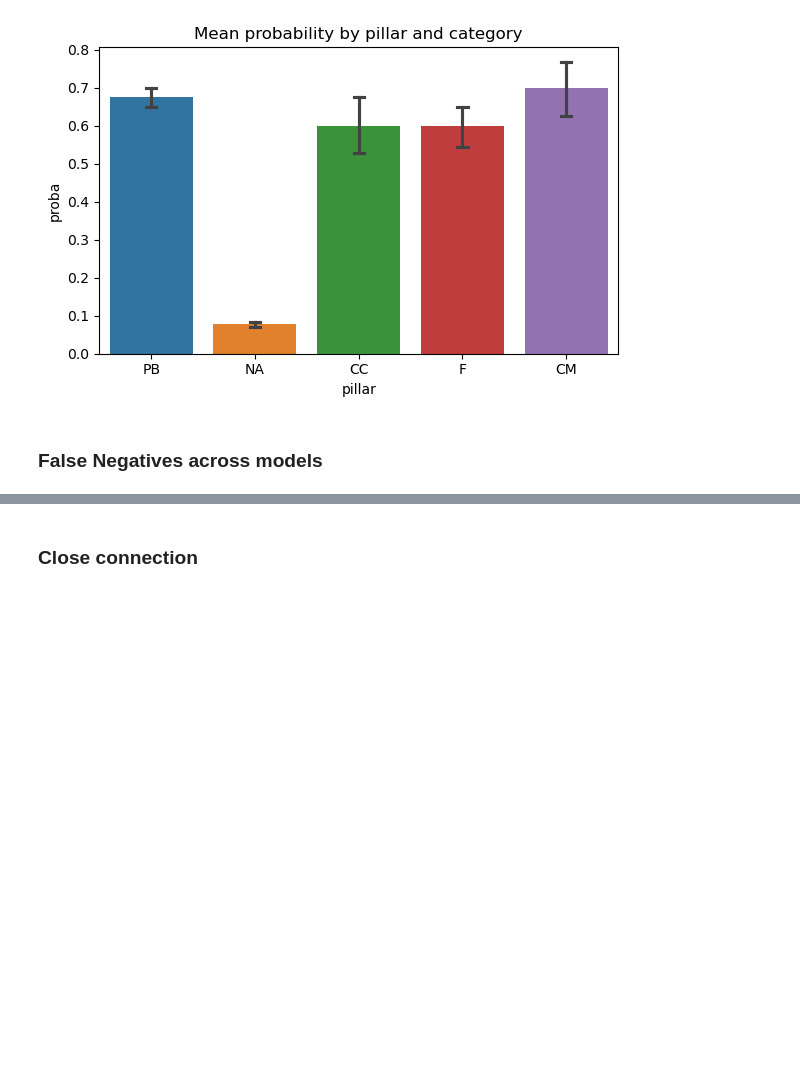
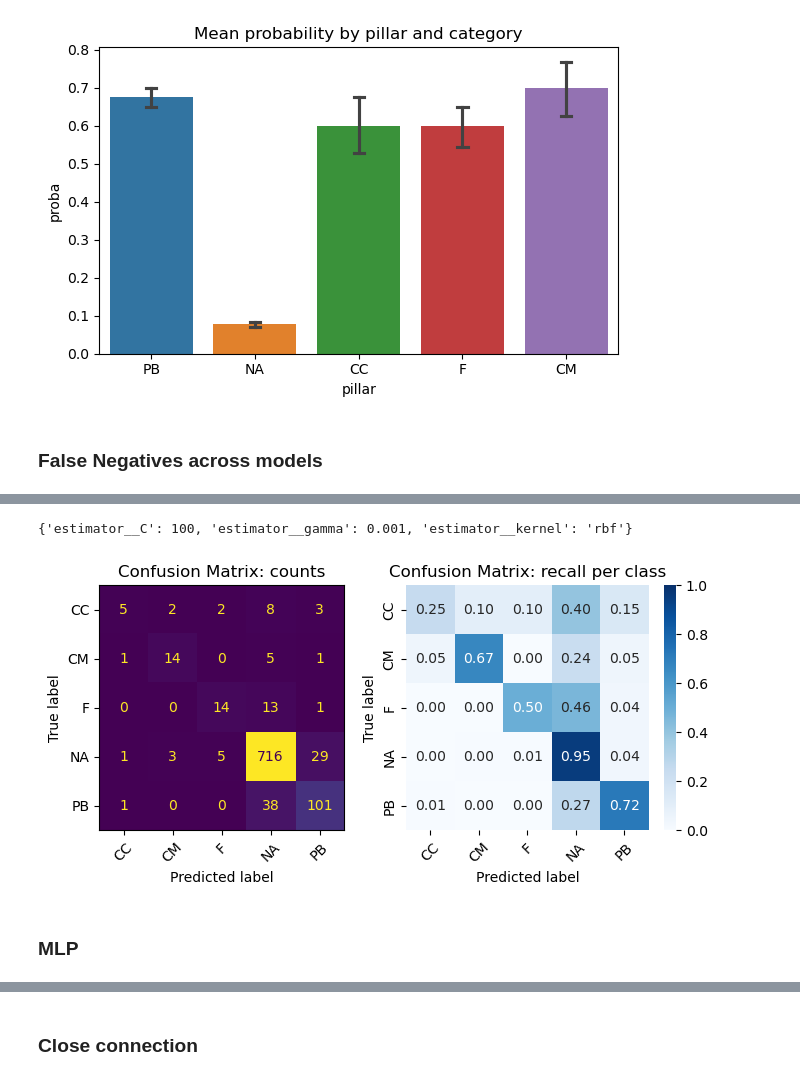
Before and after one commit to violah-fellow/SHEEP, a Jupyter notebook: Publications/ML/Optimisation_Stage1_specter.ipynb, the cells around one changed output, grey strips where cells are left out. Saved outputs shown, nothing was run; the diff lists cells and outputs as text; code cells hidden in the pictures; blank space fills up the shorter version.

```diff
--- a/Publications/ML/Optimisation_Stage1_specter.ipynb
+++ b/Publications/ML/Optimisation_Stage1_specter.ipynb
@@ -1397,0 +1556,20 @@ fn.to_csv('SPECTER_FalseNegatives.csv')
+# %%
+# Test hyperparameters of Support Vector Classification model
+param_grid = {
+    'estimator__C':     [1, 10, 100, 1000],
+    'estimator__gamma': [0.001, 0.01],
+    'estimator__kernel': ['linear', 'rbf']
+}
+
+# CalibratedClasssifierCV wrapper to get calibrated probabilities
+calibrated_svc = CalibratedClassifierCV(
+    SVC(class_weight='balanced'),
+    cv=cv,
+    ensemble=False
+)
+
+grid = GridSearchCV(calibrated_svc, param_grid, cv=cv, scoring=scoring_pillar, refit='f1', n_jobs=-1)
+grid.fit(X_train, y_train_pillar)
+print(grid.best_params_)
+# %% [output]
+{'estimator__C': 100, 'estimator__gamma': 0.001, 'estimator__kernel': 'rbf'}
@@ -1397,0 +1583,8 @@ fn.to_csv('SPECTER_FalseNegatives.csv')
+# %%
+# SVC
+svc_pillar = CalibratedClassifierCV(
+    SVC(max_iter=1000,
+        class_weight='balanced',
+        C=100, kernel='rbf',
+        gamma=0.001,
+        random_state=42))
@@ -1397,0 +1595,3 @@ fn.to_csv('SPECTER_FalseNegatives.csv')
+# %%
+# Fit model
+svc_pillar = svc_pillar.fit(X_train, y_train_pillar)
@@ -1397,0 +1603,40 @@ fn.to_csv('SPECTER_FalseNegatives.csv')
+# %%
+# Get test data predictions
+svc_pillar_test_pred = svc_pillar.predict(X_test)
+svc_pillar_test_proba = svc_pillar.predict_proba(X_test)[:, 1]
+# %%
+# Plot confusion matrix
+fig, axes = plt.subplots(1, 2, figsize=(7, 3.5), gridspec_kw={'width_ratios': [1, 1.2]})
+
+# Plot 1: Raw counts confusion matrix
+ConfusionMatrixDisplay.from_predictions(
+    y_test_pillar, svc_pillar_test_pred,
+    display_labels=svc_pillar.classes_,
+    ax=axes[0],
+    colorbar=False,
+    xticks_rotation=45
+)
+axes[0].set_title('Confusion Matrix: counts')
+
+# Plot 2: Normalised confusion matrix
+cm_norm = confusion_matrix(y_test_pillar, svc_pillar_test_pred, labels=svc_pillar.classes_, normalize='true')
+
+sns.heatmap(
+    cm_norm,
+    annot=True, fmt='.2f',
+    xticklabels=svc_pillar.classes_,
+    yticklabels=svc_pillar.classes_,
+    cmap='Blues',
+    vmin=0, vmax=1,
+    ax=axes[1]
+)
+axes[1].set_xlabel('Predicted label')
+axes[1].set_ylabel('True label')
+axes[1].set_title('Confusion Matrix: recall per class')
+axes[1].tick_params(axis='x', rotation=45)
+
+plt.tight_layout()
+plt.savefig('Plots/SPECTER_SVC_ConfusionMatrix_Pillar.png', dpi=150, bbox_inches='tight')
+plt.show()
+# %% [output]
+[figure, added]
@@ -1397,0 +1661,2 @@ fn.to_csv('SPECTER_FalseNegatives.csv')
+# %% [markdown]
+### MLP
```
Also changed, not shown: parts of 40 cells of this notebook.
